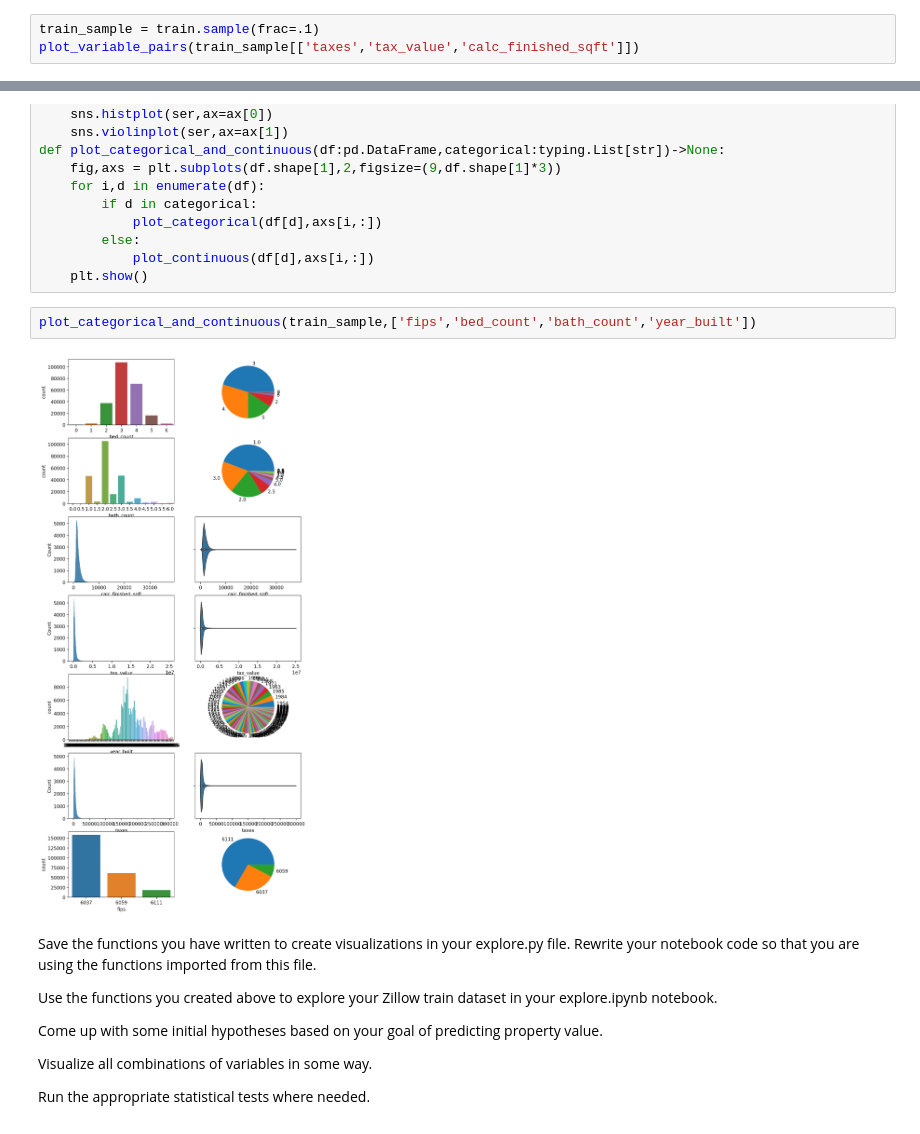
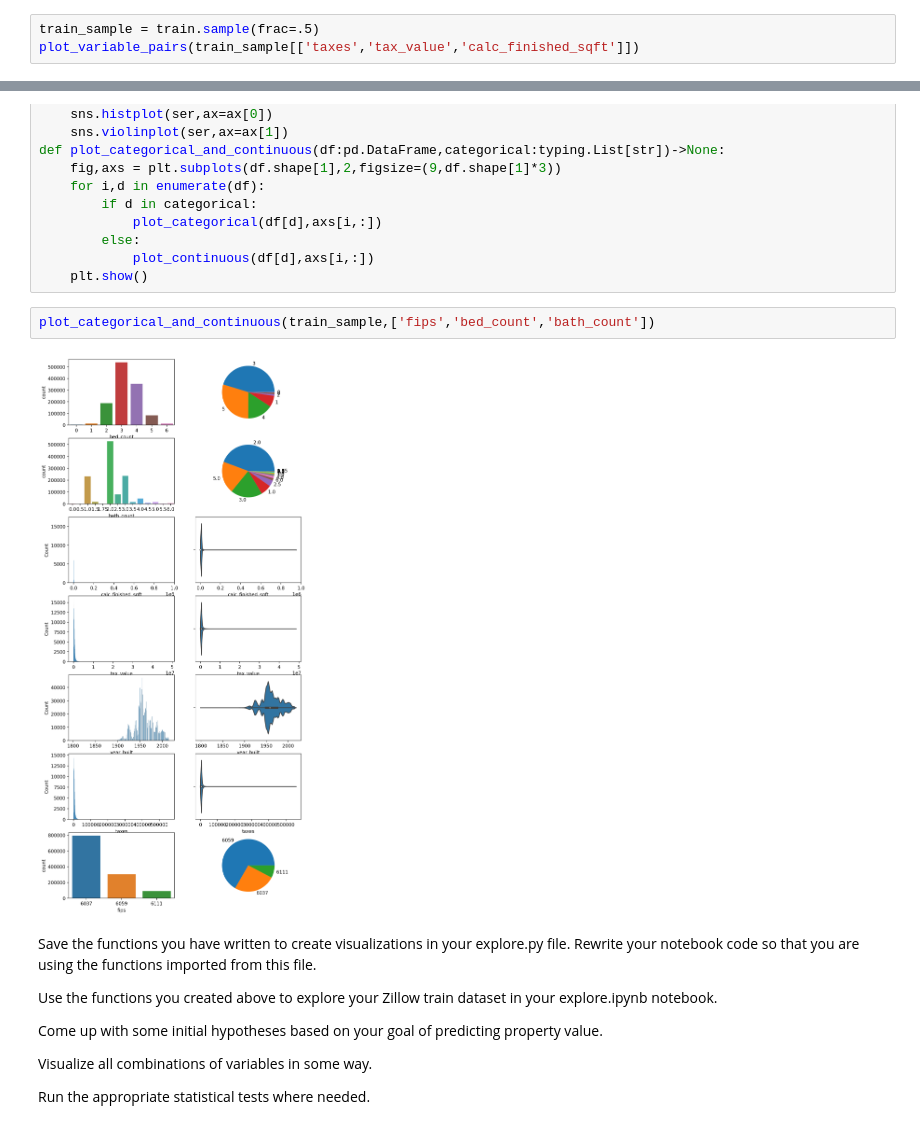
Before and after one commit to Is0metry/regression-exercises, a Jupyter notebook: explore.ipynb, the cells around one changed output, grey strips where cells are left out. Cells and saved outputs as stored; diff of their text form.

```diff
--- a/explore.ipynb
+++ b/explore.ipynb
@@ -44,6 +46,6 @@ def plot_variable_pairs(df:pd.DataFrame):
                 sns.regplot(data=df,x=col,y=scol,ax=axs[i,j])
     plt.show()
 # %%
-train_sample = train.sample(frac=.1)
+train_sample = train.sample(frac=.5)
 plot_variable_pairs(train_sample[['taxes','tax_value','calc_finished_sqft']])
 # %% [output]
@@ -66,9 +68,9 @@ def plot_categorical_and_continuous(df:pd.DataFrame,categorical:typing.List[str]
             plot_continuous(df[d],axs[i,:])
     plt.show()
 # %%
-plot_categorical_and_continuous(train_sample,['fips','bed_count','bath_count','year_built'])
+plot_categorical_and_continuous(train_sample,['fips','bed_count','bath_count'])
 # %% [output]
-[figure, old version]
+[figure, new version]
 # %% [markdown]
 Save the functions you have written to create visualizations in your explore.py file. Rewrite your notebook code so that you are using the functions imported from this file.
 
```
Also changed, not shown: parts of 2 cells of this notebook.
